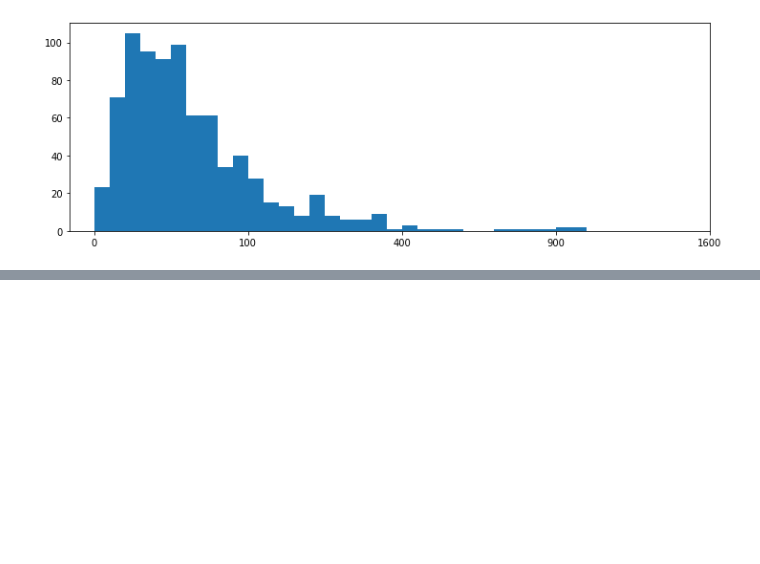
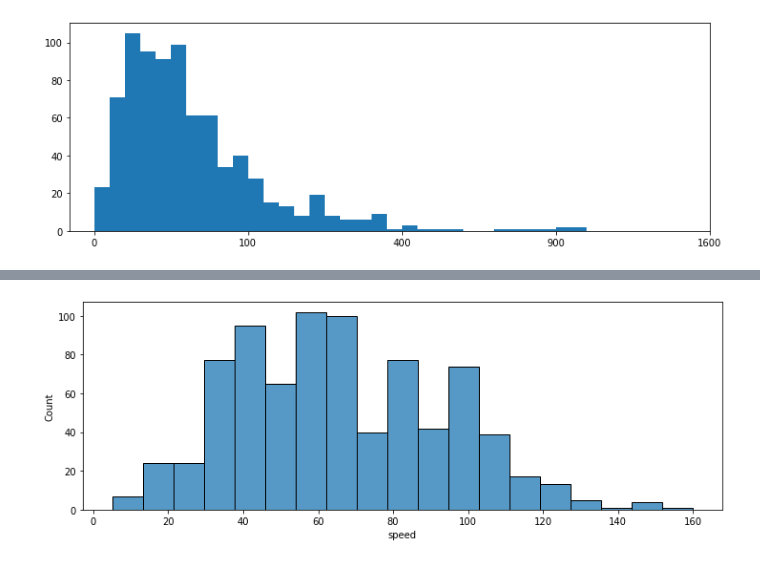
Before and after one commit to evans-osinaike/numpy-pandas-seaborn-matplotlib, a Jupyter notebook: Seaborn & MatPlotLib/matplotlib_and_seaborn.ipynb, the cells around one changed output, grey strips where cells are left out. Cells and saved outputs as stored; diff of their text form; code cells hidden in the pictures; blank space fills up the shorter version.

```diff
--- a/Seaborn & MatPlotLib/matplotlib_and_seaborn.ipynb
+++ b/Seaborn & MatPlotLib/matplotlib_and_seaborn.ipynb
@@ -399,0 +405,5 @@ plt.xticks(tick_locs, sqrt_trans(tick_locs, inverse = True).astype(int));
+# %%
+
+sb.histplot(pokemon['speed']);
+# %% [output]
+[figure, added]
```
Also changed, not shown: parts of 3 cells of this notebook, 3 other files.
